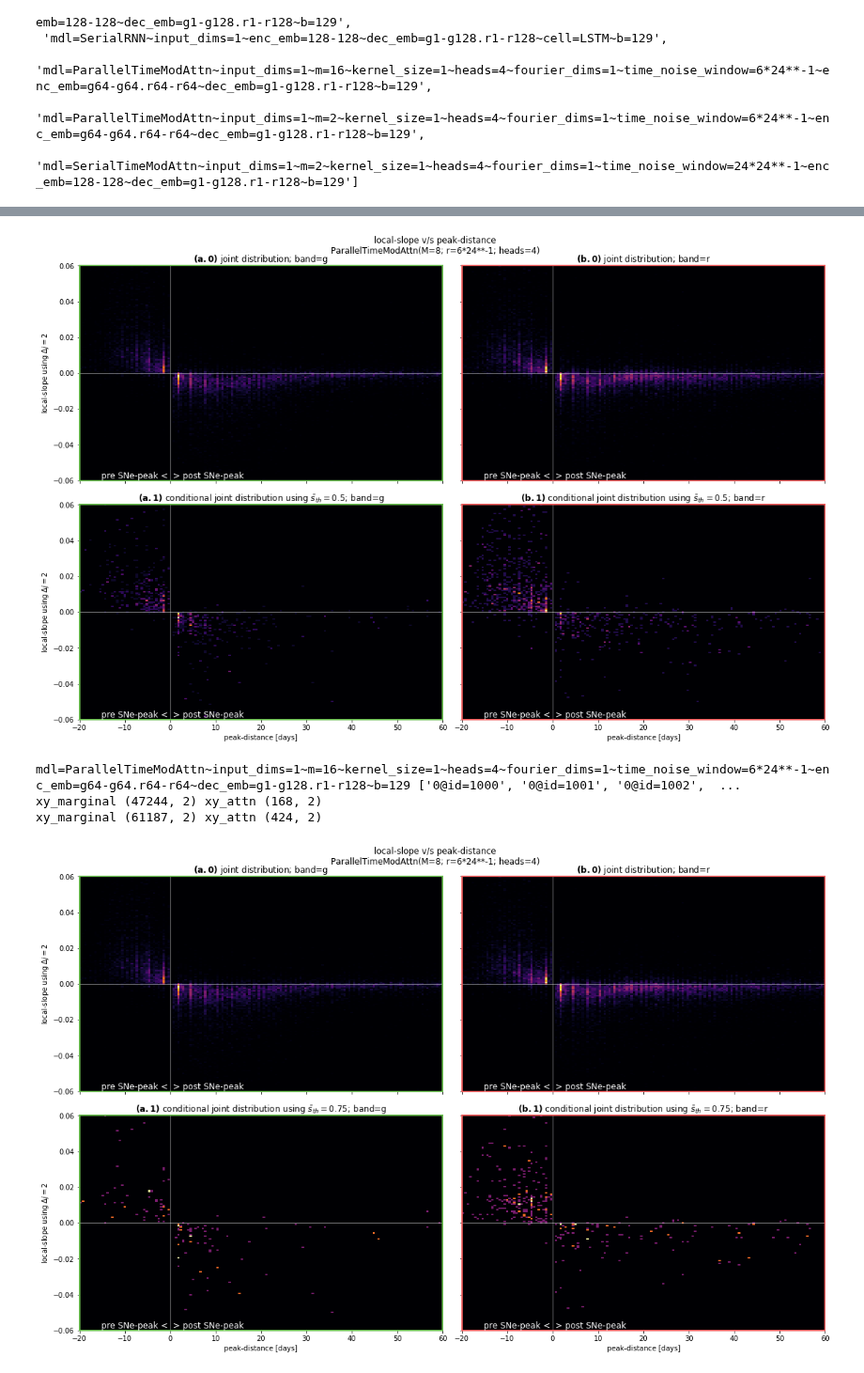
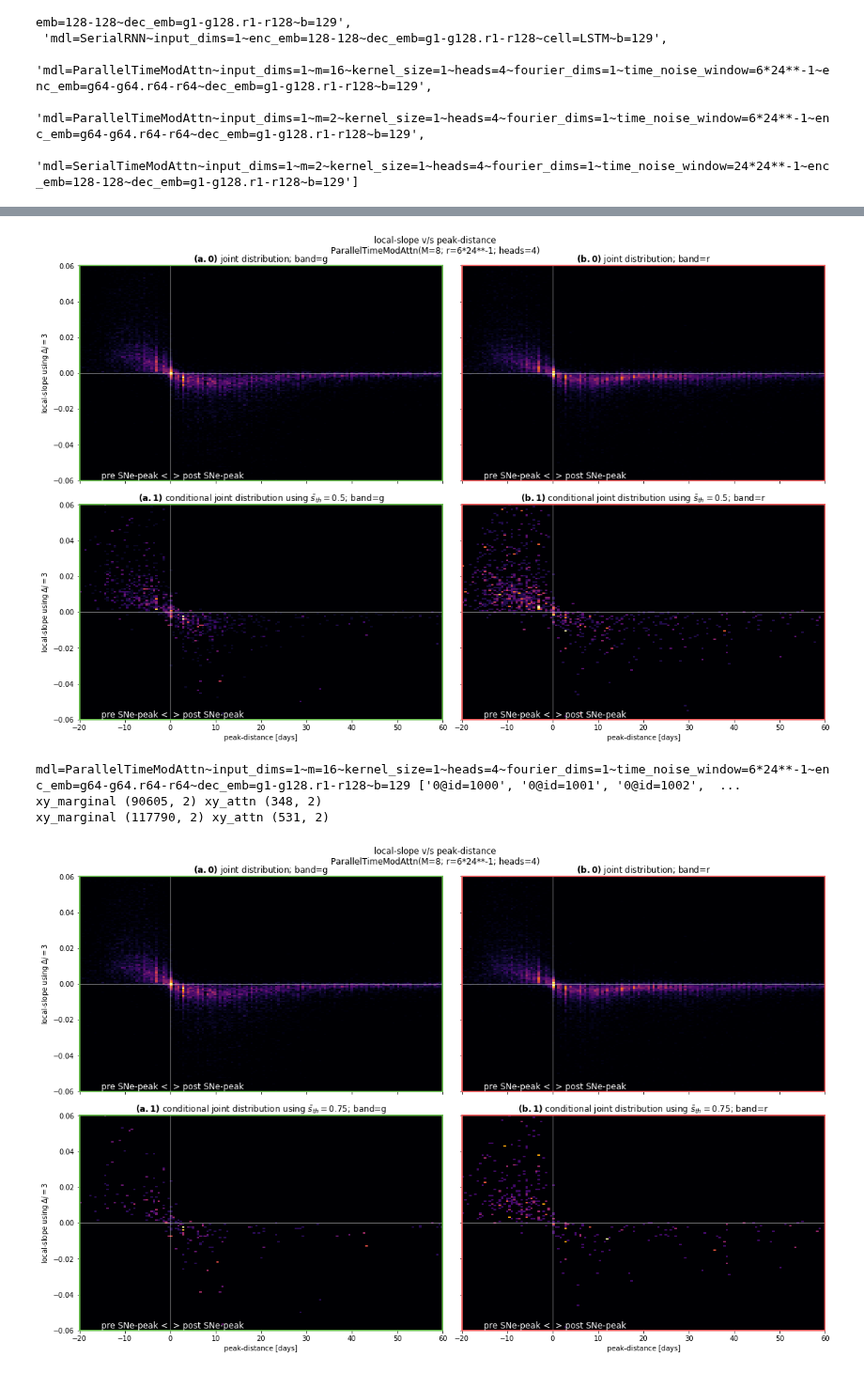
Before and after one commit to opimentel-github/astro-lightcurves-classifier, a Jupyter notebook: experiments/attnstats.ipynb, the cells around one changed output, grey strips where cells are left out. Shown at 94% size. Drawn from its saved outputs; the diff is of its cells as text; code cells hidden in the pictures.

```diff
--- a/experiments/attnstats.ipynb
+++ b/experiments/attnstats.ipynb
@@ -52,7 +52,7 @@ lcset_name = f'test'
 for attn_th in [.25, .5, .75]:
     attnstats.plot_slope_distance_attnstats(rootdir, cfilename, kf, lcset_name, model_names,
         attn_th=attn_th,
-        dj=2, # 2 3
+        dj=3, # 2 3
         distance_mode='mean', # local mean median
         **kwargs,
         )
@@ -69,5 +69,5 @@ xy_marginal (61187, 2) xy_attn (1188, 2)
-[figure, old version]
+[figure, new version]
 mdl=ParallelTimeModAttn~input_dims=1~m=16~kernel_size=1~heads=4~fourier_dims=1~time_noise_window=6*24**-1~enc_emb=g64-g64.r64-r64~dec_emb=g1-g128.r1-r128~b=129 ['0@id=1000', '0@id=1001', '0@id=1002',  ...
-xy_marginal (47244, 2) xy_attn (168, 2)
-xy_marginal (61187, 2) xy_attn (424, 2)
+xy_marginal (90605, 2) xy_attn (348, 2)
+xy_marginal (117790, 2) xy_attn (531, 2)
-[figure, old version]
+[figure, new version]
```
Also changed, not shown: parts of 1 cell of this notebook, 8 other files.
